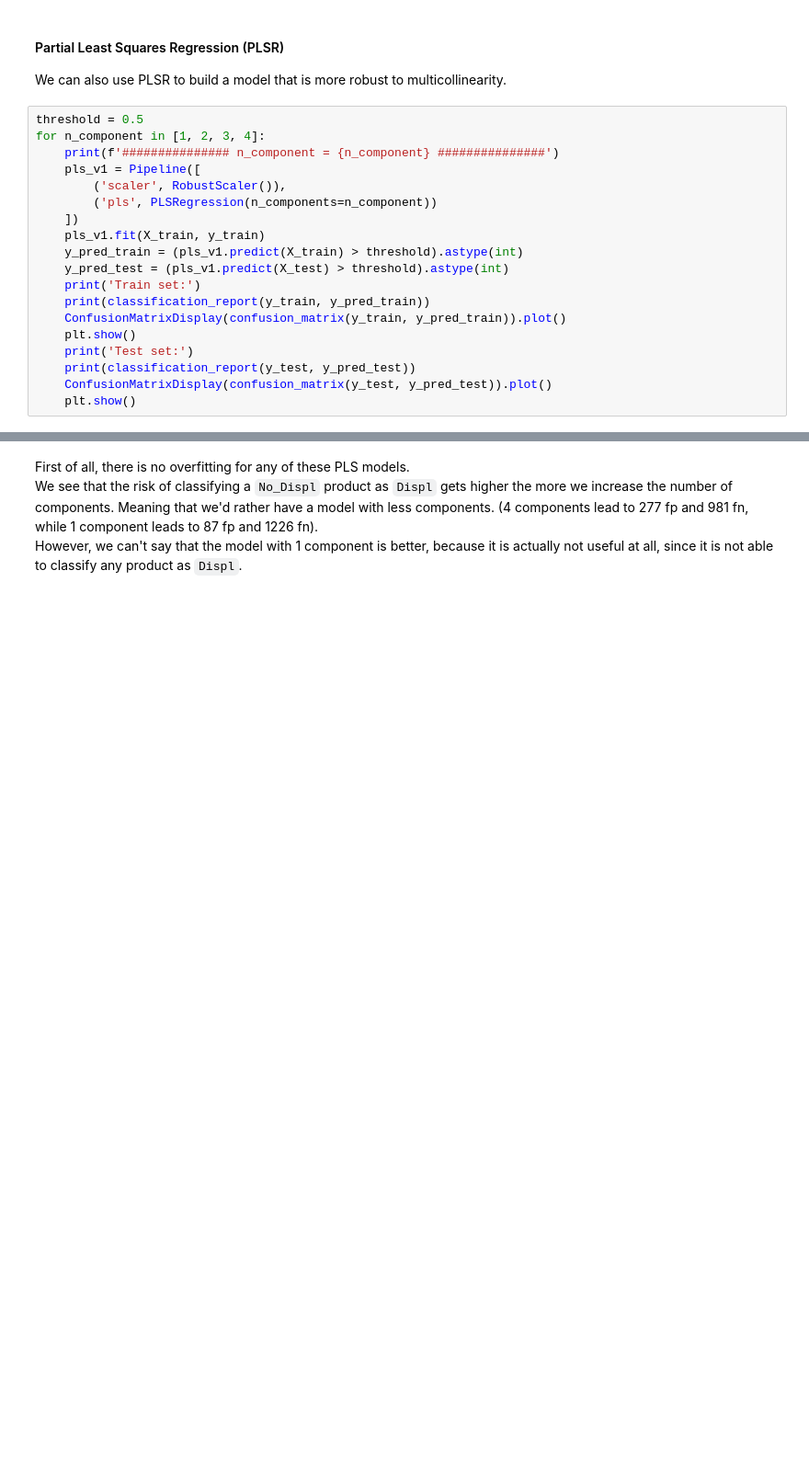
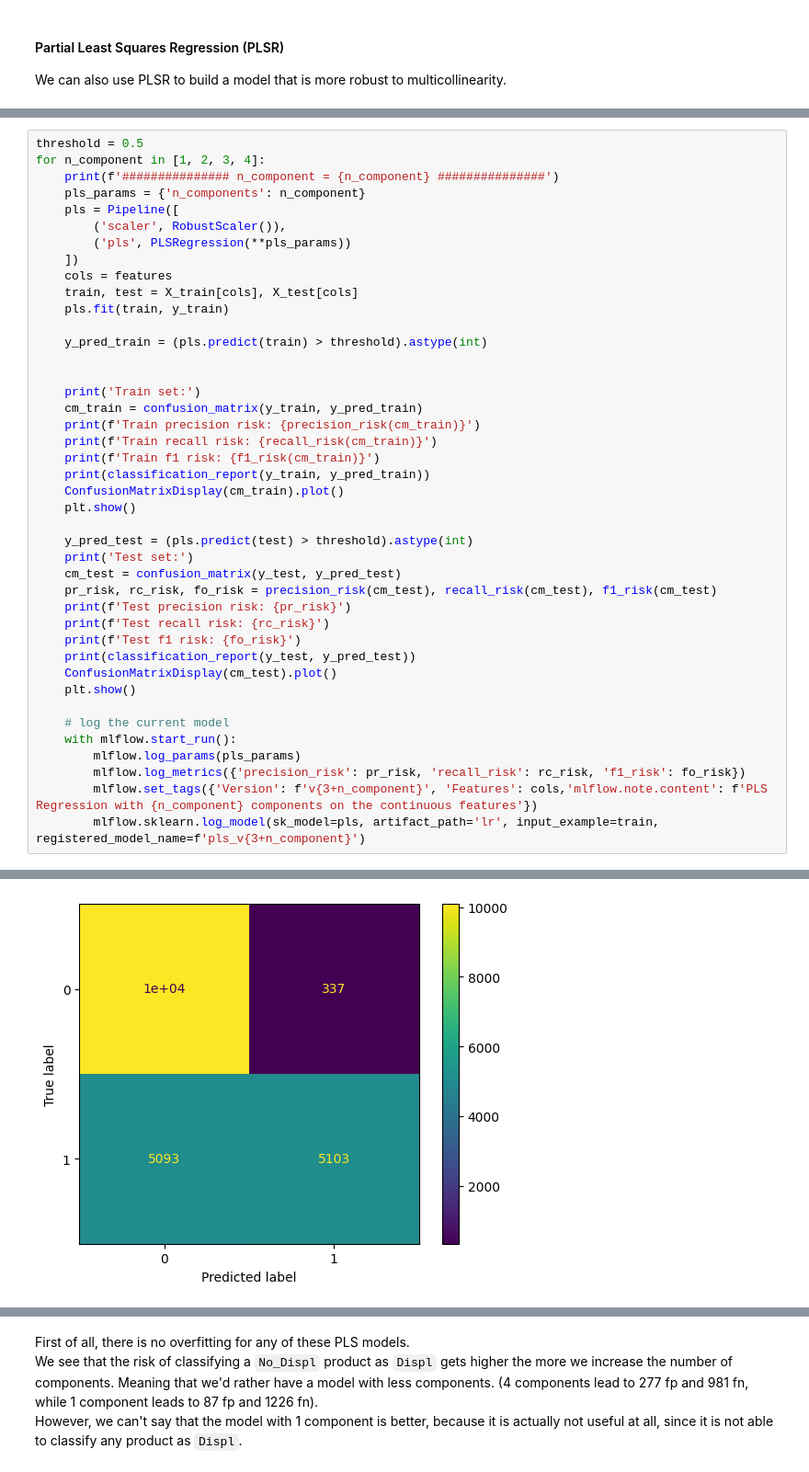
Before and after one commit to mnijadi/product-display-modeling, a Jupyter notebook: notebooks/3_modeling.ipynb, the cells around one changed output, grey strips where cells are left out. Shown: that part at 92% size. Drawn from its saved outputs; the diff is of its cells as text; blank space fills up the shorter version.

```diff
--- a/notebooks/3_modeling.ipynb
+++ b/notebooks/3_modeling.ipynb
@@ -347,22 +385,3 @@ Given this fact, we can say that it is possible to obtain a model that is so muc
 #### Partial Least Squares Regression (PLSR)
 
 We can also use PLSR to build a model that is more robust to multicollinearity.
-# %%
-threshold = 0.5
-for n_component in [1, 2, 3, 4]:
-    print(f'############### n_component = {n_component} ###############')
-    pls_v1 = Pipeline([
-        ('scaler', RobustScaler()),
-        ('pls', PLSRegression(n_components=n_component))
-    ])
-    pls_v1.fit(X_train, y_train)
-    y_pred_train = (pls_v1.predict(X_train) > threshold).astype(int)
-    y_pred_test = (pls_v1.predict(X_test) > threshold).astype(int)
-    print('Train set:')
-    print(classification_report(y_train, y_pred_train))
-    ConfusionMatrixDisplay(confusion_matrix(y_train, y_pred_train)).plot()
-    plt.show()
-    print('Test set:')
-    print(classification_report(y_test, y_pred_test))
-    ConfusionMatrixDisplay(confusion_matrix(y_test, y_pred_test)).plot()
-    plt.show()
@@ -433,0 +388,43 @@ weighted avg       0.78      0.75      0.75      5157
+# %%
+threshold = 0.5
+for n_component in [1, 2, 3, 4]:
+    print(f'############### n_component = {n_component} ###############')
+    pls_params = {'n_components': n_component}
+    pls = Pipeline([
+        ('scaler', RobustScaler()),
+        ('pls', PLSRegression(**pls_params))
+    ])
+    cols = features
+    train, test = X_train[cols], X_test[cols]
+    pls.fit(train, y_train)
+
+    y_pred_train = (pls.predict(train) > threshold).astype(int)
+
+
+    print('Train set:')
+    cm_train = confusion_matrix(y_train, y_pred_train)
+    print(f'Train precision risk: {precision_risk(cm_train)}')
+    print(f'Train recall risk: {recall_risk(cm_train)}')
+    print(f'Train f1 risk: {f1_risk(cm_train)}')
+    print(classification_report(y_train, y_pred_train))
+    ConfusionMatrixDisplay(cm_train).plot()
+    plt.show()
+
+    y_pred_test = (pls.predict(test) > threshold).astype(int)
+    print('Test set:')
+    cm_test = confusion_matrix(y_test, y_pred_test)
+    pr_risk, rc_risk, fo_risk = precision_risk(cm_test), recall_risk(cm_test), f1_risk(cm_test)
+    print(f'Test precision risk: {pr_risk}')
+    print(f'Test recall risk: {rc_risk}')
+    print(f'Test f1 risk: {fo_risk}')
+    print(classification_report(y_test, y_pred_test))
+    ConfusionMatrixDisplay(cm_test).plot()
+    plt.show()
+
+    # log the current model
+    with mlflow.start_run():
+        mlflow.log_params(pls_params)
+        mlflow.log_metrics({'precision_risk': pr_risk, 'recall_risk': rc_risk, 'f1_risk': fo_risk})
+        mlflow.set_tags({'Version': f'v{3+n_component}', 'Features': cols,'mlflow.note.content': f'PLS Regression with {n_component} components on the continuous features'})
+        mlflow.sklearn.log_model(sk_model=pls, artifact_path='lr', input_example=train, registered_model_name=f'pls_v{3+n_component}')
+# %% [output]
@@ -433,0 +444 @@ weighted avg       0.78      0.75      0.75      5157
+[figure, added]
```
Also changed, not shown: parts of 49 cells of this notebook.
